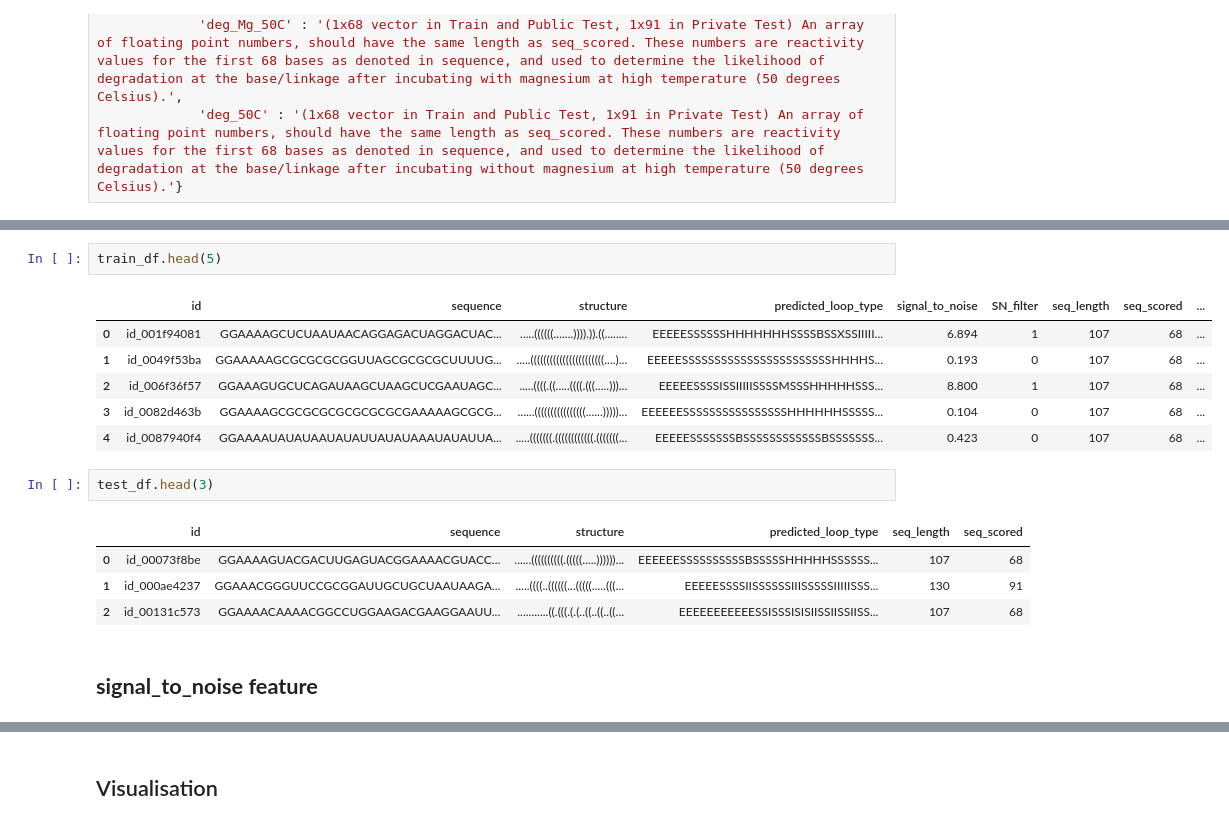
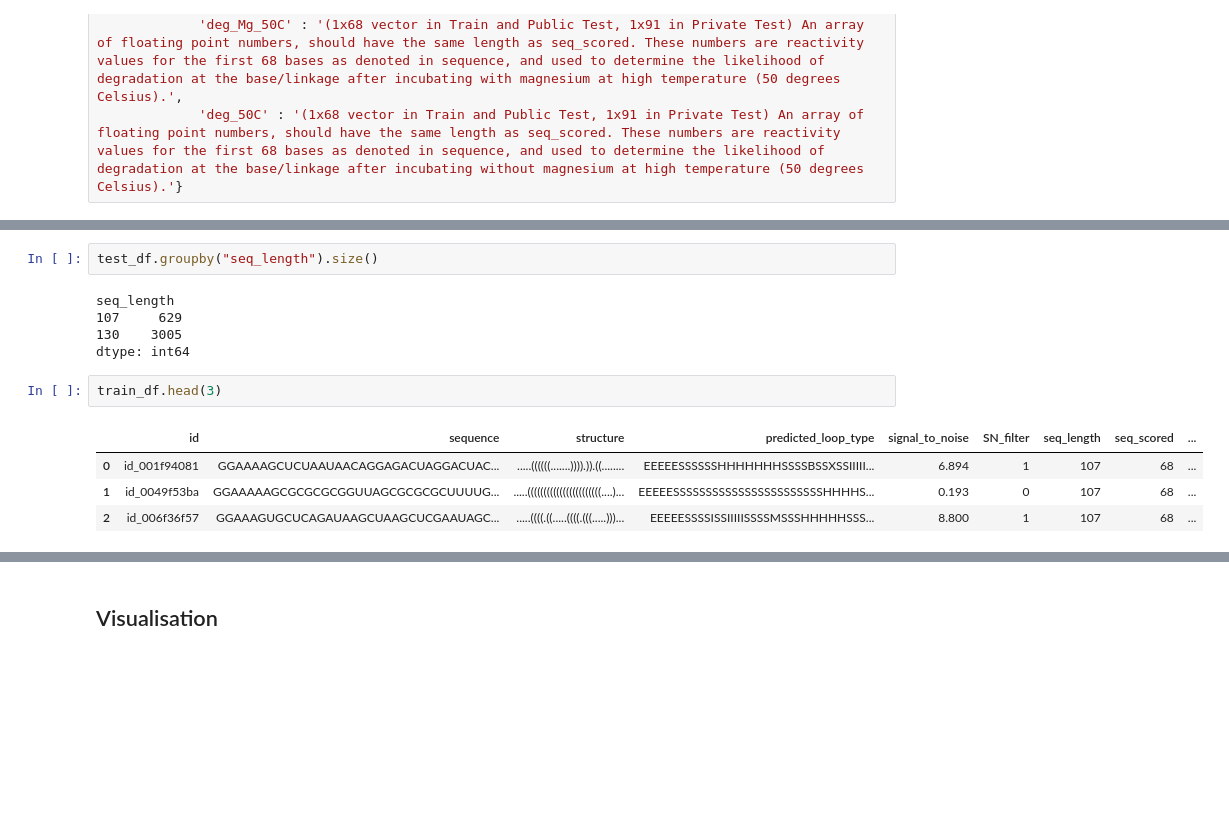
Before and after one commit to Skastalli/OpenVaccine, a Jupyter notebook: OpenVaccine_.ipynb, the cells around one changed output, grey strips where cells are left out. Cells and saved outputs as stored; diff of their text form; blank space fills up the shorter version.

```diff
--- a/OpenVaccine_.ipynb
+++ b/OpenVaccine_.ipynb
@@ -58,18 +113,14 @@ test_df_private = test_df.query("seq_length == 107")
+# %%
+test_df.groupby("seq_length").size()
+# %% [output]
+seq_length
+107     629
+130    3005
+dtype: int64
 # %%
-train_df.head(5)
+train_df.head(3)
 # %% [output]
 |  | id | sequence | structure | predicted_loop_type | signal_to_noise | SN_filter | seq_length | seq_scored | ... |
 | 0 | id_001f94081 | GGAAAAGCUCUAAUAACAGGAGACUAGGACUAC... | .....((((((.......)))).)).((........ | EEEEESSSSSSHHHHHHHSSSSBSSXSSIIIII... | 6.894 | 1 | 107 | 68 | ... |
 | 1 | id_0049f53ba | GGAAAAAGCGCGCGCGGUUAGCGCGCGCUUUUG... | .....(((((((((((((((((((((((....)... | EEEEESSSSSSSSSSSSSSSSSSSSSSSHHHHS... | 0.193 | 0 | 107 | 68 | ... |
 | 2 | id_006f36f57 | GGAAAGUGCUCAGAUAAGCUAAGCUCGAAUAGC... | .....((((.((.....((((.(((.....)))... | EEEEESSSSISSIIIIISSSSMSSSHHHHHSSS... | 8.800 | 1 | 107 | 68 | ... |
-| 3 | id_0082d463b | GGAAAAGCGCGCGCGCGCGCGCGAAAAAGCGCG... | ......((((((((((((((((......)))))... | EEEEEESSSSSSSSSSSSSSSSHHHHHHSSSSS... | 0.104 | 0 | 107 | 68 | ... |
-| 4 | id_0087940f4 | GGAAAAUAUAUAAUAUAUUAUAUAAAUAUAUUA... | .....(((((((.((((((((((((.(((((((... | EEEEESSSSSSSBSSSSSSSSSSSSBSSSSSSS... | 0.423 | 0 | 107 | 68 | ... |
-# %%
-test_df.head(3)
-# %% [output]
-|  | id | sequence | structure | predicted_loop_type | seq_length | seq_scored |
-| 0 | id_00073f8be | GGAAAAGUACGACUUGAGUACGGAAAACGUACC... | ......((((((((((.(((((.....))))))... | EEEEEESSSSSSSSSSBSSSSSHHHHHSSSSSS... | 107 | 68 |
-| 1 | id_000ae4237 | GGAAACGGGUUCCGCGGAUUGCUGCUAAUAAGA... | .....((((..((((((...(((((.....(((... | EEEEESSSSIISSSSSSIIISSSSSIIIIISSS... | 130 | 91 |
-| 2 | id_00131c573 | GGAAAACAAAACGGCCUGGAAGACGAAGGAAUU... | ...........((.(((.(.(..((..((..((... | EEEEEEEEEEESSISSSISISIISSIISSIISS... | 107 | 68 |
-# %% [markdown]
-## **signal_to_noise feature**
```
Also changed, not shown: parts of 65 cells of this notebook.
